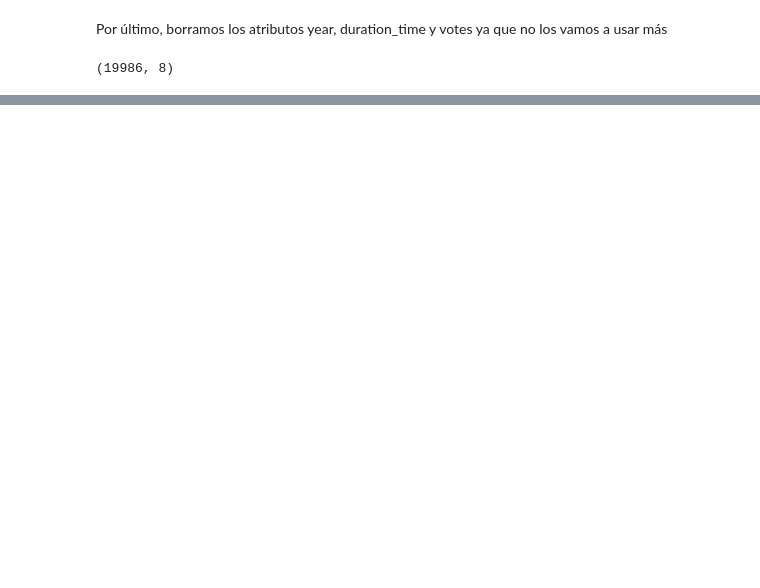
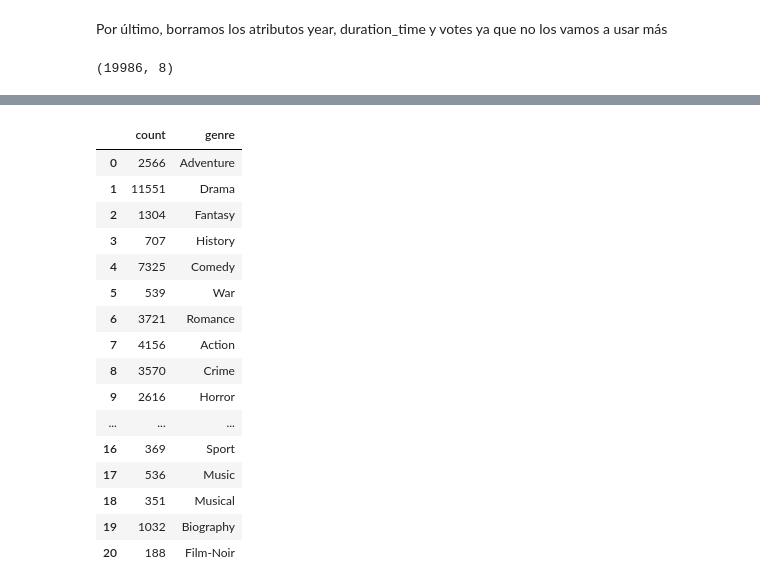
Before and after one commit to antoniomfc/TFM, a Jupyter notebook: Exploración-dataset-imdb.ipynb, the cells around one changed output, grey strips where cells are left out. Cells and saved outputs as stored; diff of their text form; code cells hidden in the pictures; blank space fills up the shorter version.

```diff
--- a/Exploración-dataset-imdb.ipynb
+++ b/Exploración-dataset-imdb.ipynb
@@ -243,0 +250,25 @@ df.shape
+# %%
+df2 = pd.DataFrame.from_dict(genres, orient='index')
+df2.columns = ['count']
+df2['genre'] = df2.index
+df2.index = np.arange(0, len(df2), 1)
+df2.count = df2['count'].astype('int')
+df2.head(50)
+# %% [output]
+|  | count | genre |
+| 0 | 2566 | Adventure |
+| 1 | 11551 | Drama |
+| 2 | 1304 | Fantasy |
+| 3 | 707 | History |
+| 4 | 7325 | Comedy |
+| 5 | 539 | War |
+| 6 | 3721 | Romance |
+| 7 | 4156 | Action |
+| 8 | 3570 | Crime |
+| 9 | 2616 | Horror |
+| ... | ... | ... |
+| 16 | 369 | Sport |
+| 17 | 536 | Music |
+| 18 | 351 | Musical |
+| 19 | 1032 | Biography |
+| 20 | 188 | Film-Noir |
```
Also changed, not shown: parts of 7 cells of this notebook.
